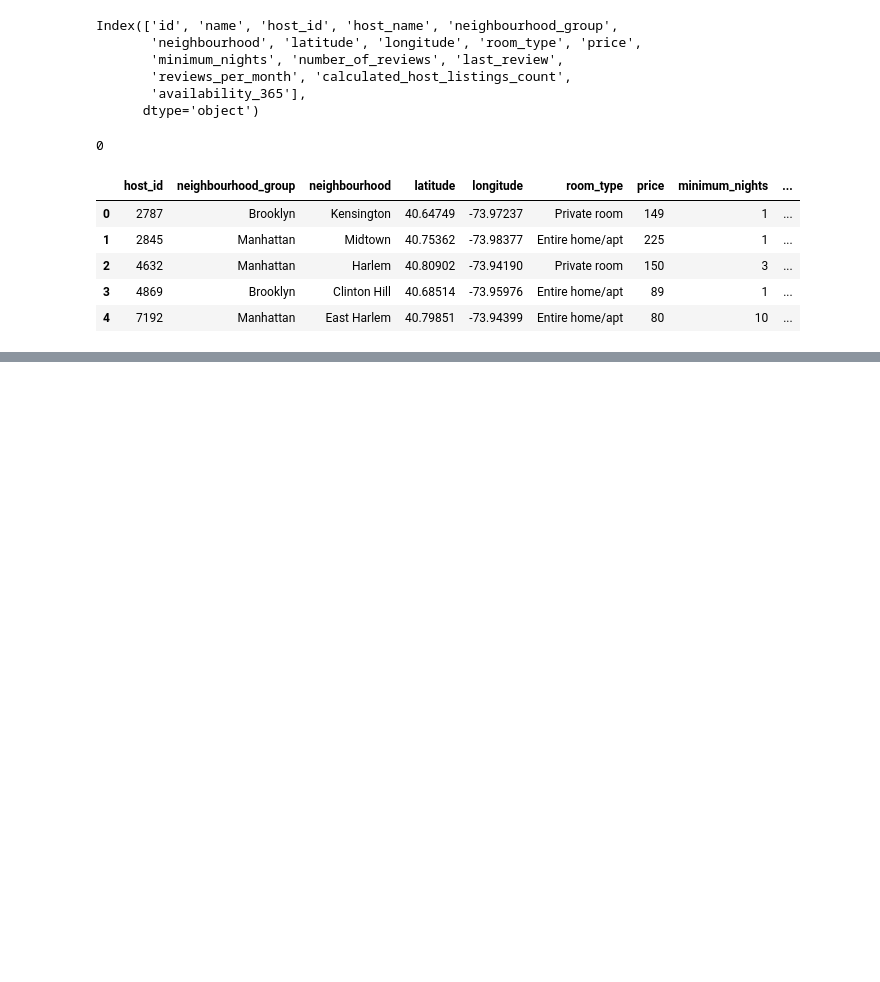
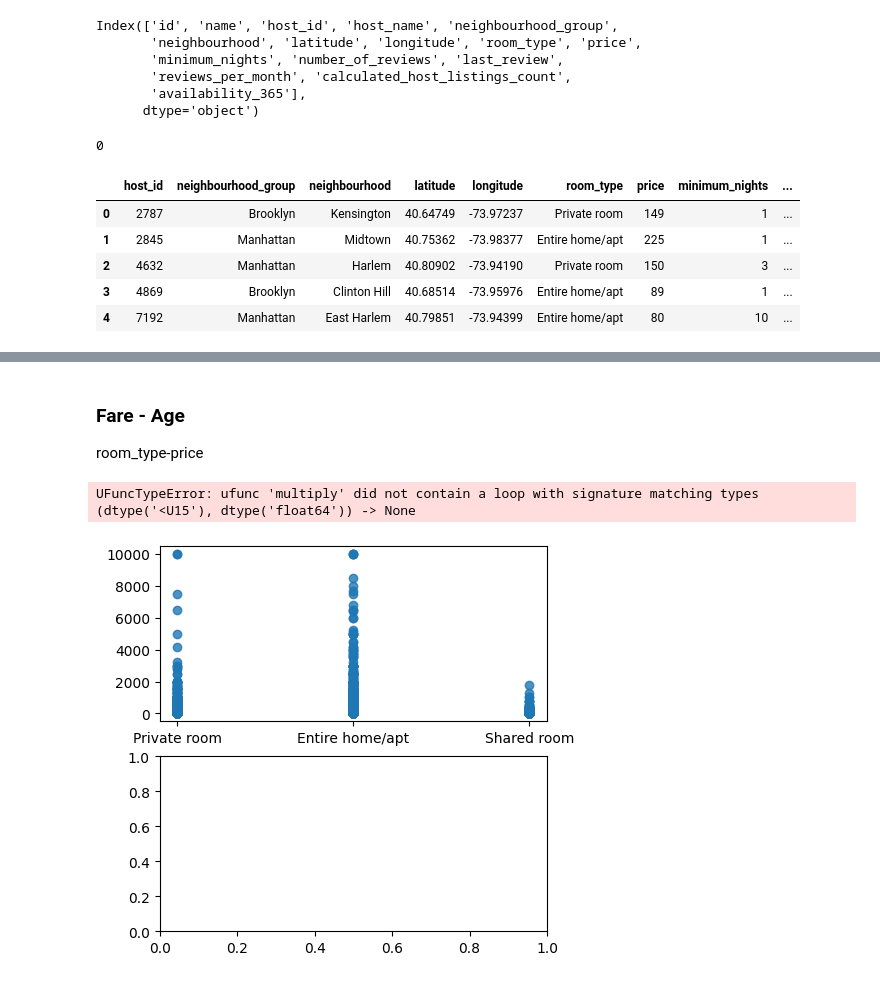
Before and after one commit to OlgaKurganova/EDA, a Jupyter notebook: src/explore.ipynb, the cells around one changed output, grey strips where cells are left out. Saved outputs shown, nothing was run; the diff lists cells and outputs as text; code cells hidden in the pictures; blank space fills up the shorter version.

```diff
--- a/src/explore.ipynb
+++ b/src/explore.ipynb
@@ -108,0 +176,13 @@ plt.show()
+# %% [markdown]
+### Fare - Age
+room_type-price
+# %%
+fig, axis = plt.subplots(2, 1, figsize = (5, 5))
+
+sns.regplot(total_data, x = "room_type", y = "price", ax = axis[0])
+sns.heatmap(total_data[["room_type", "price"]].corr(), ax = axis[1], annot = True)
+
+plt.show()
+# %% [output]
+UFuncTypeError: ufunc 'multiply' did not contain a loop with signature matching types (dtype('<U15'), dtype('float64')) -> None
+[figure, added]
```
Also changed, not shown: parts of 8 cells of this notebook.
